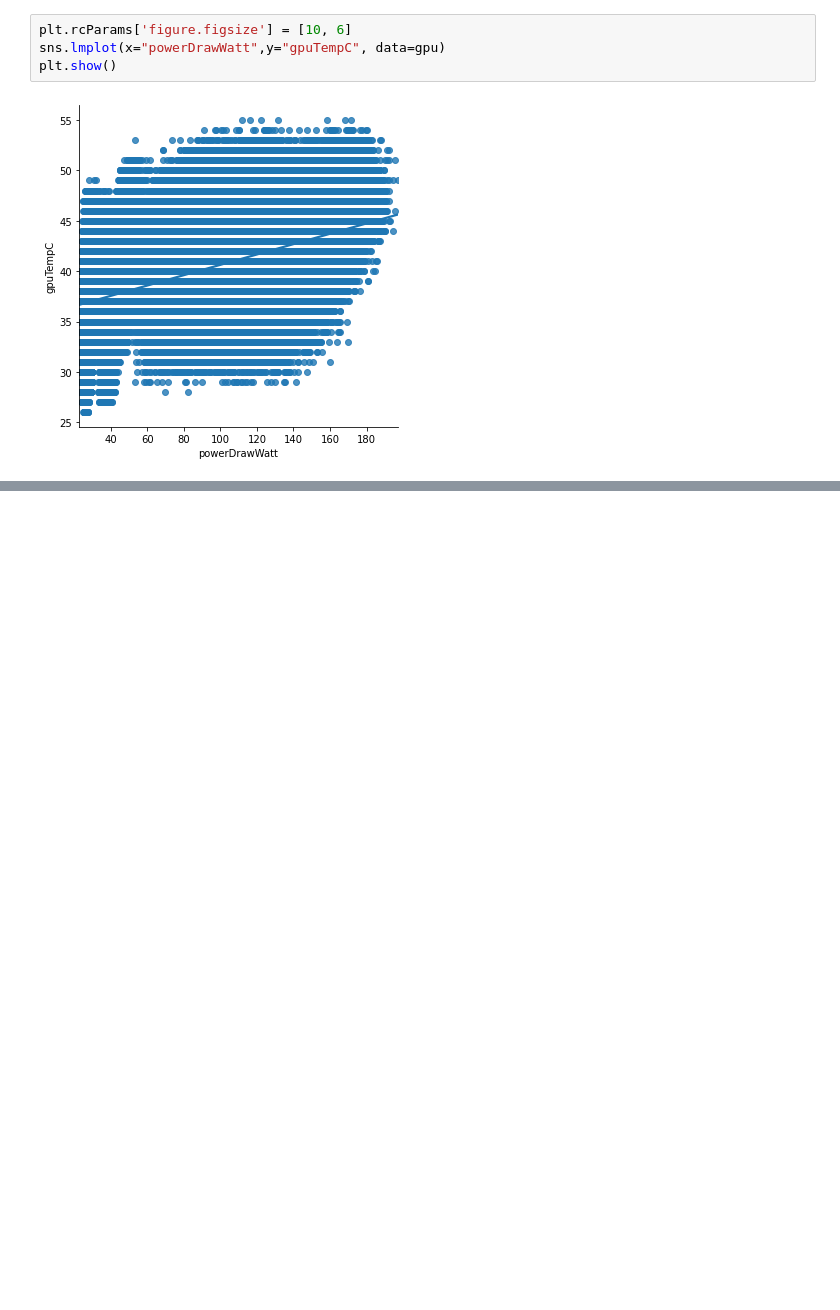
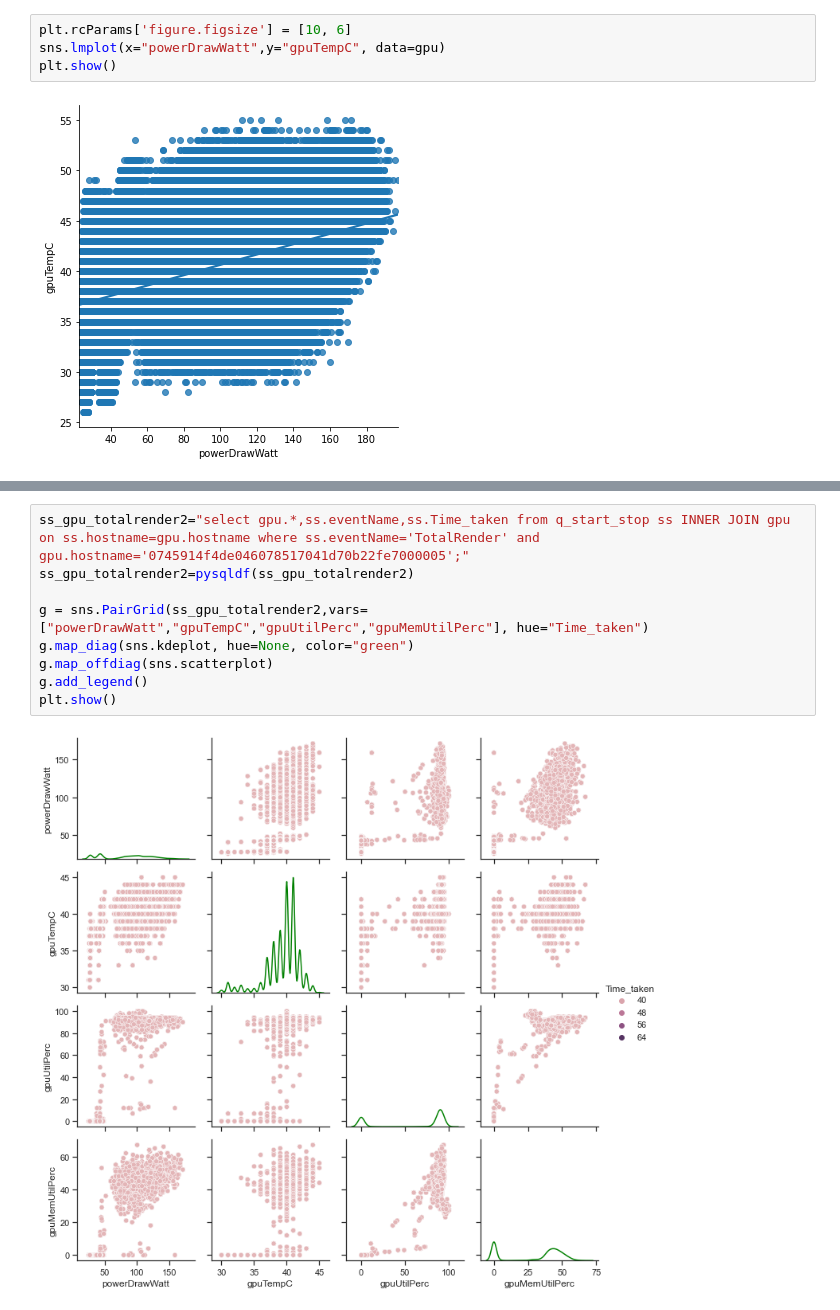
Before and after one commit to arushey/Cloud-project, a Jupyter notebook: Cloud_project.ipynb, the cells around one changed output, grey strips where cells are left out. Cells and saved outputs as stored; diff of their text form; blank space fills up the shorter version.

Commit message:
graphs EDAs

```diff
--- a/Cloud_project.ipynb
+++ b/Cloud_project.ipynb
@@ -187,0 +272,11 @@ startstop_task_merge[startstop_task_merge["taskId"]=="00004e77-304c-4fbd-88a1-13
+# %%
+ss_gpu_totalrender2="select gpu.*,ss.eventName,ss.Time_taken from q_start_stop ss INNER JOIN gpu on ss.hostname=gpu.hostname where ss.eventName='TotalRender' and gpu.hostname='0745914f4de046078517041d70b22fe7000005';"
+ss_gpu_totalrender2=pysqldf(ss_gpu_totalrender2)
+
+g = sns.PairGrid(ss_gpu_totalrender2,vars=["powerDrawWatt","gpuTempC","gpuUtilPerc","gpuMemUtilPerc"], hue="Time_taken")
+g.map_diag(sns.kdeplot, hue=None, color="green")
+g.map_offdiag(sns.scatterplot)
+g.add_legend()
+plt.show()
+# %% [output]
+[figure, added]
```
Also changed, not shown: parts of 39 cells of this notebook.
